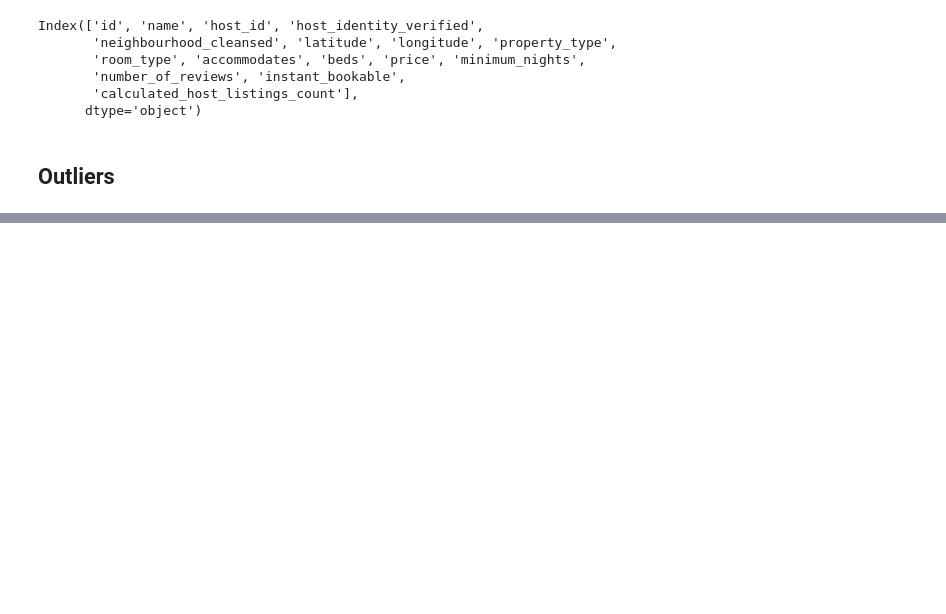
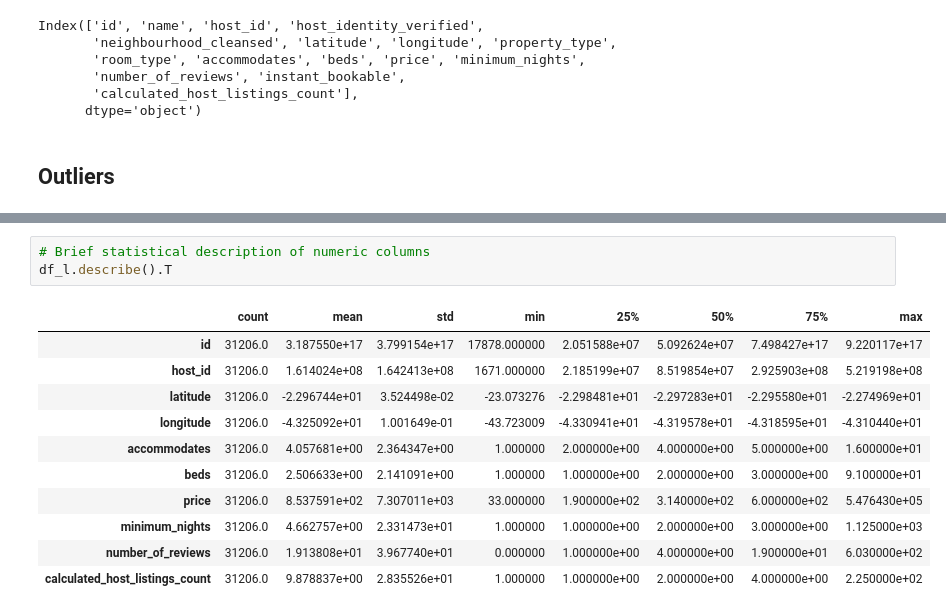
Before and after one commit to fredericmenezes/EDA-Airbnb-Rio-de-Janeiro-Project, a Jupyter notebook: eda_airbnb_rio_de_janeiro.ipynb, the cells around one changed output, grey strips where cells are left out. Saved outputs shown, nothing was run; the diff lists cells and outputs as text; blank space fills up the shorter version.

```diff
--- a/eda_airbnb_rio_de_janeiro.ipynb
+++ b/eda_airbnb_rio_de_janeiro.ipynb
@@ -487,0 +554,15 @@ Index(['id', 'name', 'host_id', 'host_identity_verified',
+# %%
+# Brief statistical description of numeric columns
+df_l.describe().T
+# %% [output]
+|  | count | mean | std | min | 25% | 50% | 75% | max |
+| id | 31206.0 | 3.187550e+17 | 3.799154e+17 | 17878.000000 | 2.051588e+07 | 5.092624e+07 | 7.498427e+17 | 9.220117e+17 |
+| host_id | 31206.0 | 1.614024e+08 | 1.642413e+08 | 1671.000000 | 2.185199e+07 | 8.519854e+07 | 2.925903e+08 | 5.219198e+08 |
+| latitude | 31206.0 | -2.296744e+01 | 3.524498e-02 | -23.073276 | -2.298481e+01 | -2.297283e+01 | -2.295580e+01 | -2.274969e+01 |
+| longitude | 31206.0 | -4.325092e+01 | 1.001649e-01 | -43.723009 | -4.330941e+01 | -4.319578e+01 | -4.318595e+01 | -4.310440e+01 |
+| accommodates | 31206.0 | 4.057681e+00 | 2.364347e+00 | 1.000000 | 2.000000e+00 | 4.000000e+00 | 5.000000e+00 | 1.600000e+01 |
+| beds | 31206.0 | 2.506633e+00 | 2.141091e+00 | 1.000000 | 1.000000e+00 | 2.000000e+00 | 3.000000e+00 | 9.100000e+01 |
+| price | 31206.0 | 8.537591e+02 | 7.307011e+03 | 33.000000 | 1.900000e+02 | 3.140000e+02 | 6.000000e+02 | 5.476430e+05 |
+| minimum_nights | 31206.0 | 4.662757e+00 | 2.331473e+01 | 1.000000 | 1.000000e+00 | 2.000000e+00 | 3.000000e+00 | 1.125000e+03 |
+| number_of_reviews | 31206.0 | 1.913808e+01 | 3.967740e+01 | 0.000000 | 1.000000e+00 | 4.000000e+00 | 1.900000e+01 | 6.030000e+02 |
+| calculated_host_listings_count | 31206.0 | 9.878837e+00 | 2.835526e+01 | 1.000000 | 1.000000e+00 | 2.000000e+00 | 4.000000e+00 | 2.250000e+02 |
```
Also changed, not shown: parts of 11 cells of this notebook.
